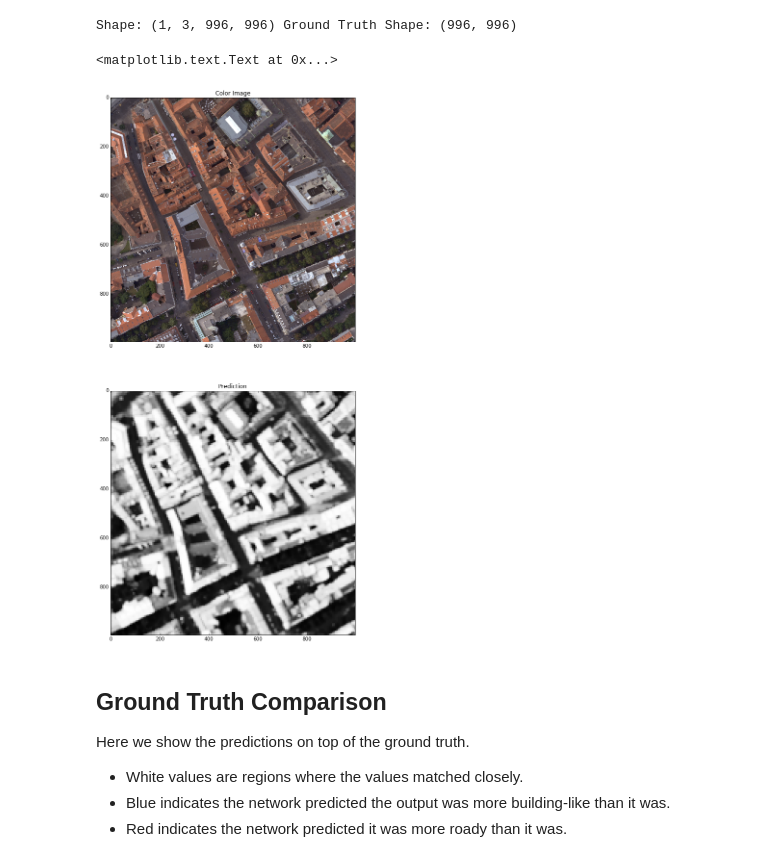
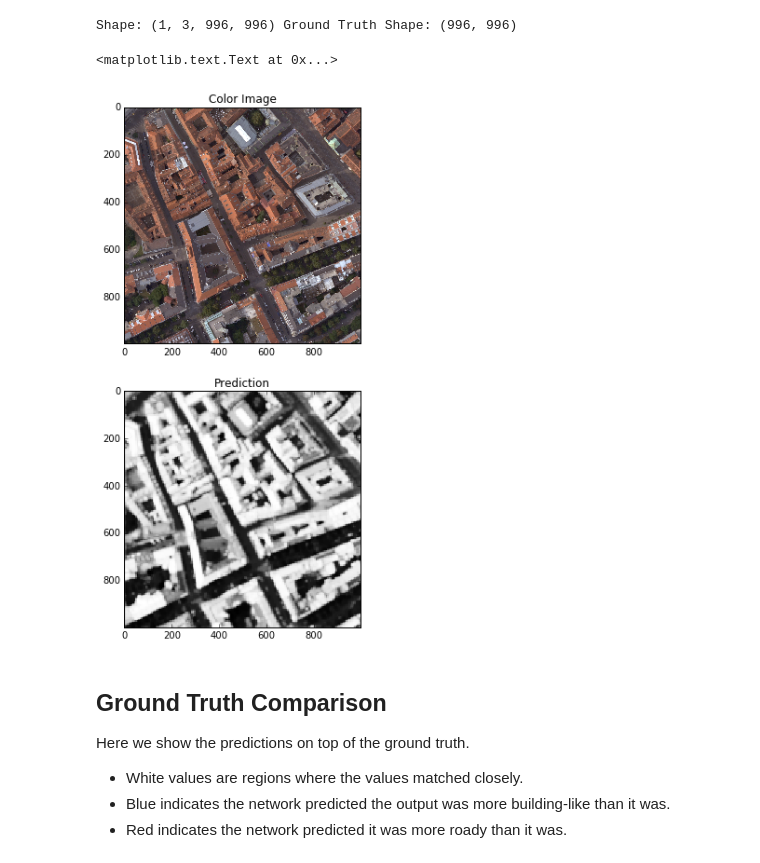
Before and after one commit to Quantitative-Big-Imaging/Quantitative-Big-Imaging-2016, a Jupyter notebook: Exercises/12-notebook.ipynb, the cells around one changed output. Cells and saved outputs as stored; diff of their text form; code cells hidden in the pictures.

```diff
--- a/Exercises/12-notebook.ipynb
+++ b/Exercises/12-notebook.ipynb
@@ -301,16 +301,16 @@ pred_big_image = big_model.predict_on_batch(fbig_image)[0]
 # %%
 %matplotlib inline
 
-fig, (ax1, ax3) = plt.subplots(2,1,figsize = (30,20))
+fig, (ax1, ax3) = plt.subplots(2,1,figsize = (10,10))
 scimg = big_image[0].swapaxes(0,2).swapaxes(0,1)
 spimg = (pred_big_image.squeeze()*255).astype(np.uint8)
 ax1.imshow(scimg) # show the color image
 ax1.set_title("Color Image")
 ax3.imshow(spimg, cmap='gray')
 ax3.set_title("Prediction")
 # %% [output]
 <matplotlib.text.Text at 0x...>
-[figure, old version]
+[figure, new version]
 # %% [markdown]
 ## Ground Truth Comparison
 Here we show the predictions on top of the ground truth.
```
Also changed, not shown: parts of 1 cell of this notebook.
